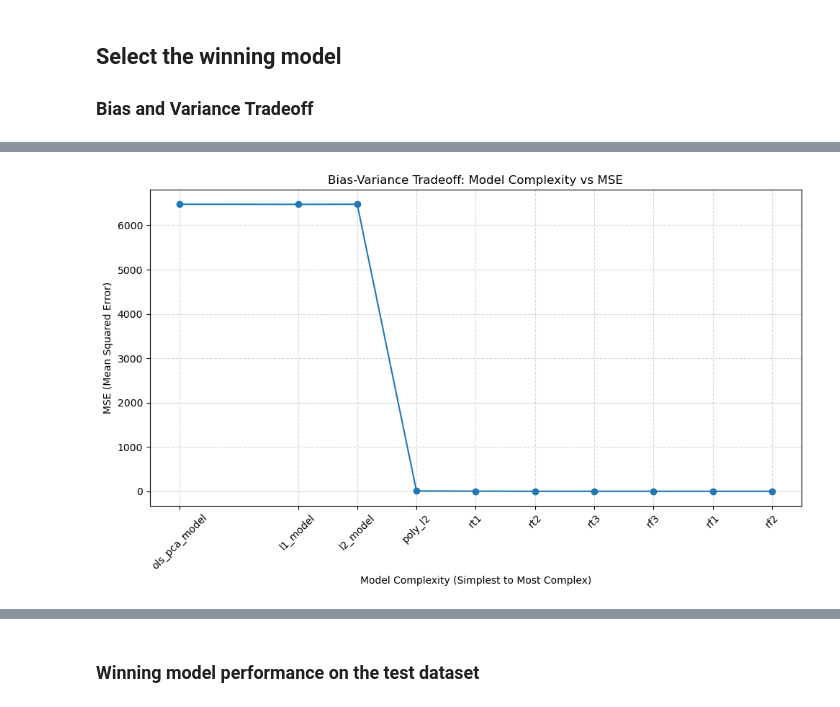
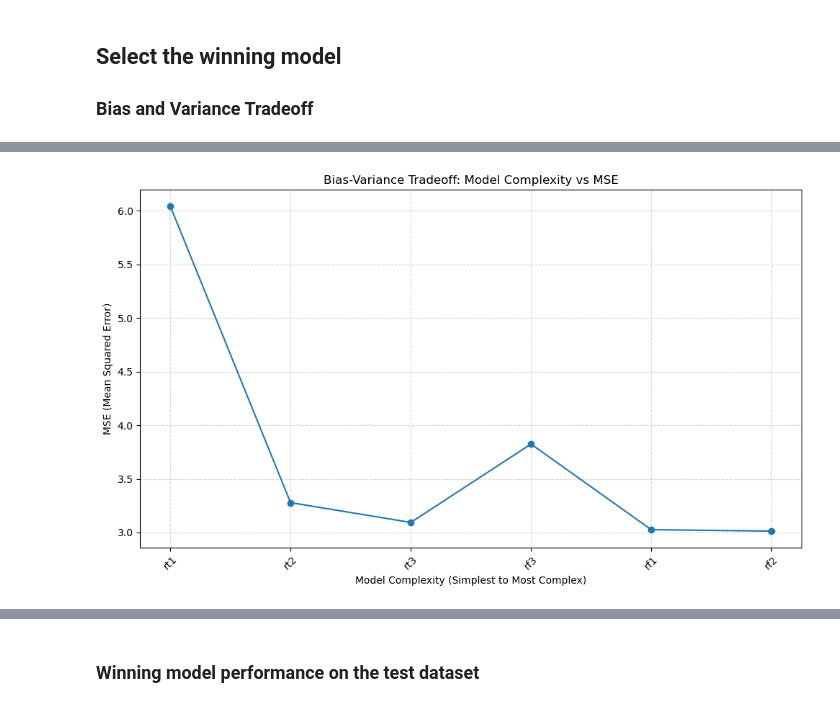
Before and after one commit to carrieyxia/ADAN8888.01_Fall_24_Applied_Analytics_Project, a Jupyter notebook: notebooks/week9_notebook.ipynb, the cells around one changed output, grey strips where cells are left out. Drawn from its saved outputs; the diff is of its cells as text; code cells hidden in the pictures.

```diff
--- a/notebooks/week9_notebook.ipynb
+++ b/notebooks/week9_notebook.ipynb
@@ -136,7 +134,7 @@ R2 List Length: 12
 ## Select the winning model
 ### Bias and Variance Tradeoff
 # %%
-model_complexity = [11, 6, 12, 10, 4, 7, 8, 9, 3, 5, 2, 1]
+model_complexity = [9, 10, 8, 3, 5, 6, 7, 4, 2, 1]
 # %%
 metrics = {
     'model_name': model_names,
@@ -193,13 +176,13 @@ df_filtered
 # %%
-
+df_filtered = df[df['model_complexity'] > 4]
 plt.figure(figsize=(10, 6))
 plt.plot(df_filtered['model_complexity'], df_filtered['MSE'], marker='o', linestyle='-')
 plt.xticks(df_filtered['model_complexity'], df_filtered['model_name'], rotation=45)
 plt.xlabel('Model Complexity (Simplest to Most Complex)')
 plt.ylabel('MSE (Mean Squared Error)')
 plt.title('Bias-Variance Tradeoff: Model Complexity vs MSE')
 plt.grid(visible=True, linestyle='--', alpha=0.5)
 plt.tight_layout()
 plt.show()
 # %% [output]
-[figure, old version]
+[figure, new version]
```
Also changed, not shown: parts of 6 cells of this notebook, 2 other files.
